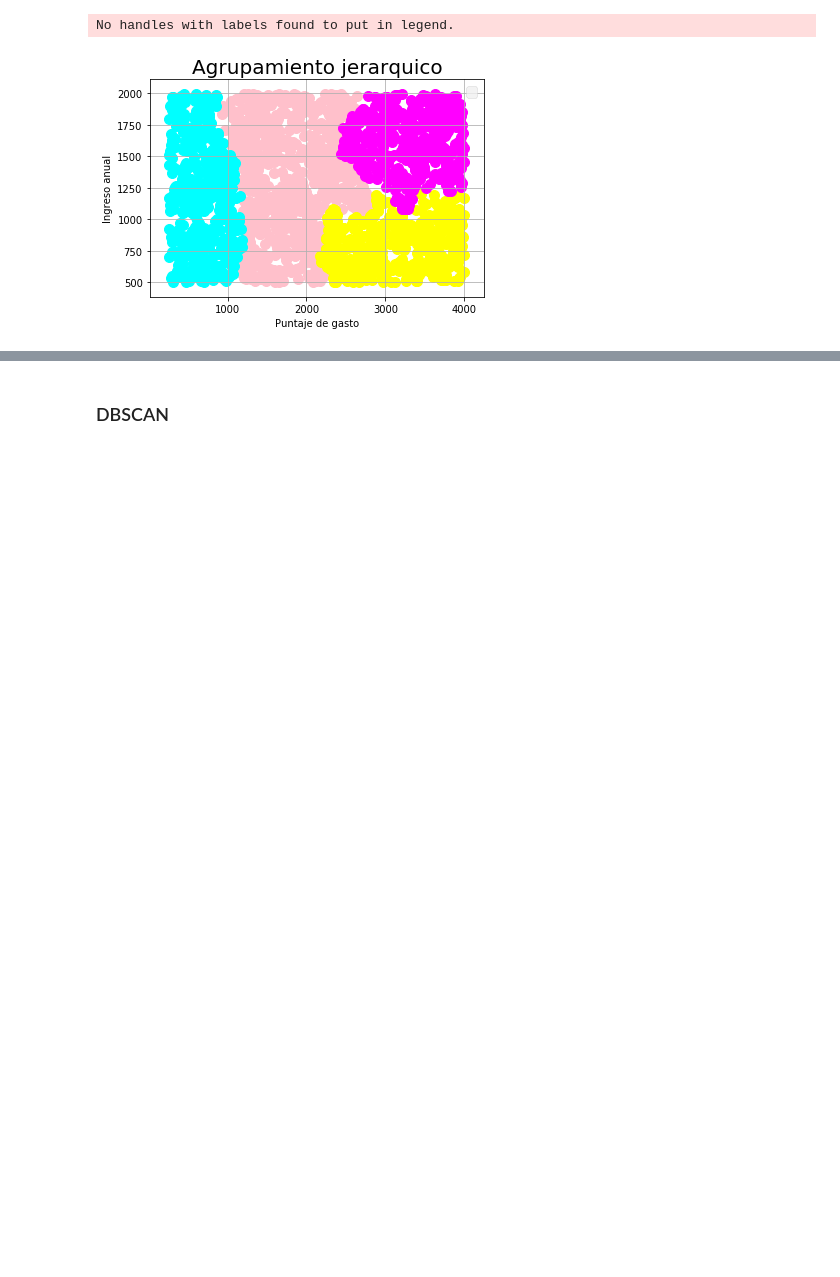
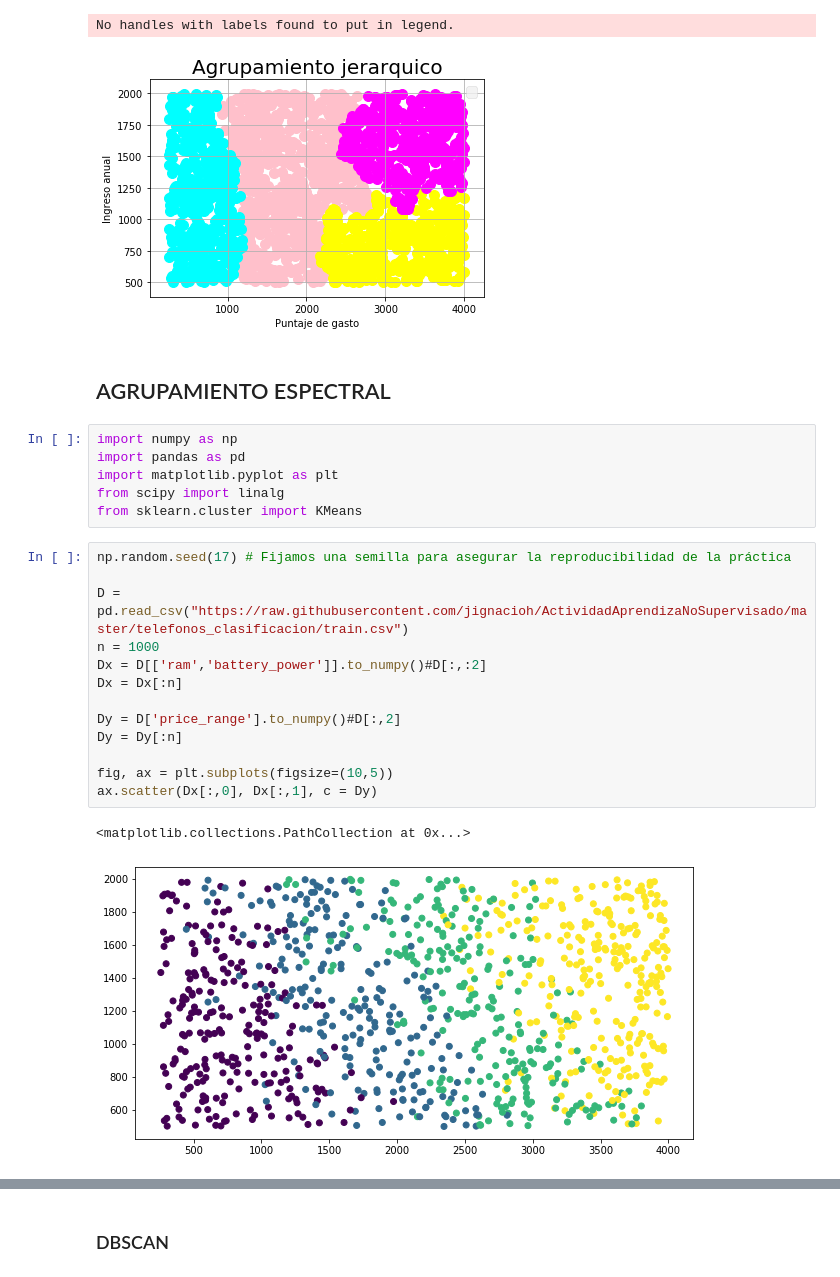
Before and after one commit to jignacioh/ActividadAprendizaNoSupervisado, a Jupyter notebook: telefonos_clasificacion/Celulares.ipynb, the cells around one changed output, grey strips where cells are left out. Cells and saved outputs as stored; diff of their text form; blank space fills up the shorter version.

```diff
--- a/telefonos_clasificacion/Celulares.ipynb
+++ b/telefonos_clasificacion/Celulares.ipynb
@@ -146,3 +146,27 @@ plt.show()
 # %% [output]
 No handles with labels found to put in legend.
 [figure]
+# %% [markdown]
+## AGRUPAMIENTO ESPECTRAL
+# %%
+import numpy as np
+import pandas as pd
+import matplotlib.pyplot as plt
+from scipy import linalg
+from sklearn.cluster import KMeans
+# %%
+np.random.seed(17) # Fijamos una semilla para asegurar la reproducibilidad de la práctica
+
+D = pd.read_csv("https://raw.githubusercontent.com/jignacioh/ActividadAprendizaNoSupervisado/master/telefonos_clasificacion/train.csv")
+n = 1000
+Dx = D[['ram','battery_power']].to_numpy()#D[:,:2]
+Dx = Dx[:n]
+
+Dy = D['price_range'].to_numpy()#D[:,2]
+Dy = Dy[:n]
+
+fig, ax = plt.subplots(figsize=(10,5))
+ax.scatter(Dx[:,0], Dx[:,1], c = Dy)
+# %% [output]
+<matplotlib.collections.PathCollection at 0x...>
+[figure, added]
```
Also changed, not shown: parts of 3 cells of this notebook.
